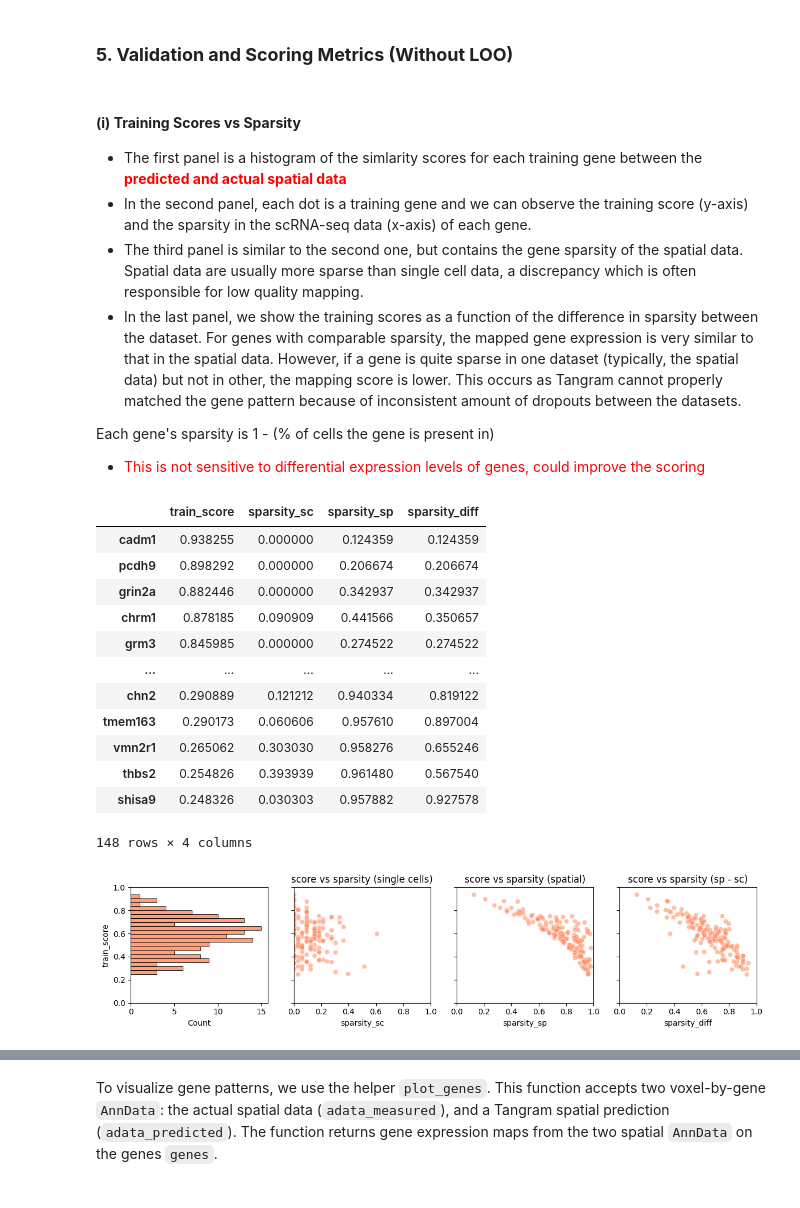
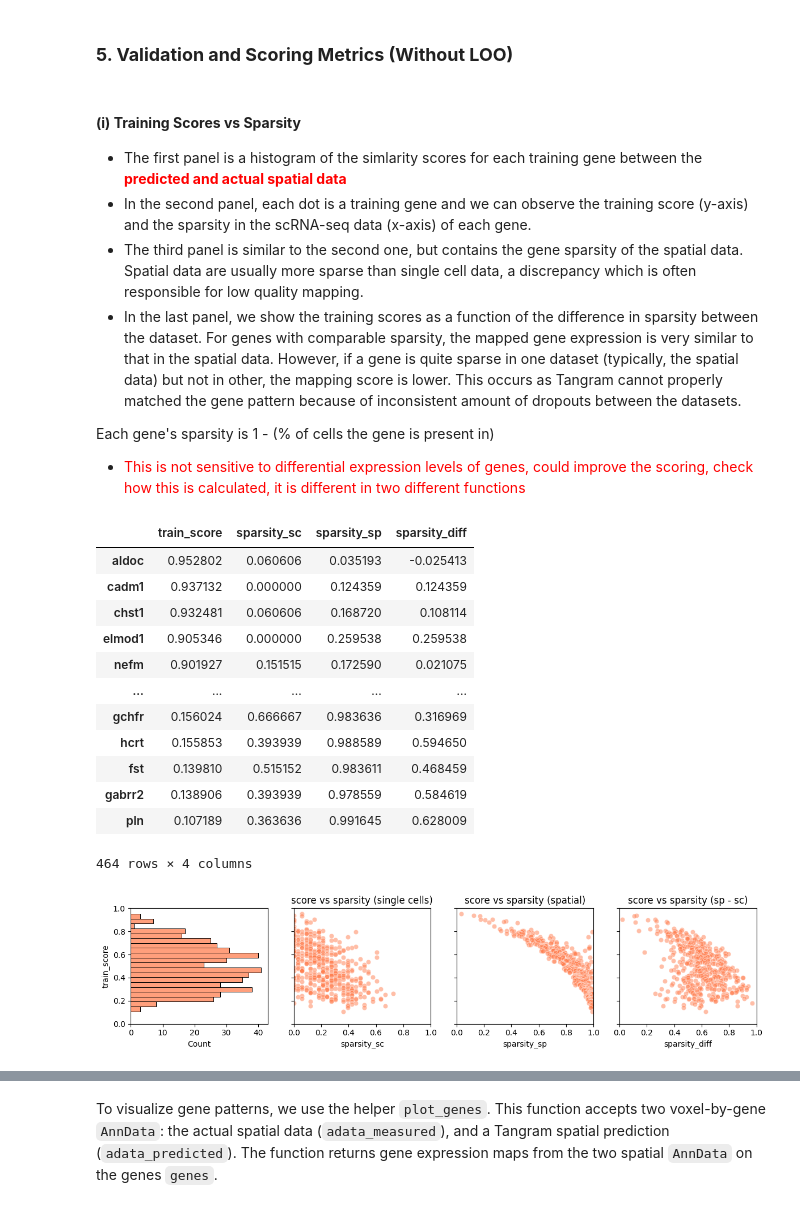
Before and after one commit to AmithH02/Spatial_Gene_Imputation, a Jupyter notebook: tangram_imputation.ipynb, the cells around one changed output, grey strips where cells are left out. Cells and saved outputs as stored; diff of their text form; code cells hidden in the pictures.

```diff
--- a/tangram_imputation.ipynb
+++ b/tangram_imputation.ipynb
@@ -255,3 +263,6 @@ ad_map = sc.read("mapped.h5ad")
+# %%
+# ad_map = sc.read("mapped.h5ad")     # standard class mapping matrix
+ad_map = sc.read("subclass_mapped.h5ad")    # subclass mapping matrix
 # %%
 ad_map
 # %% [output]
@@ -290,23 +299,24 @@ ad_ge = sc.read("ad_ge.h5ad")
 - In the last panel, we show the training scores as a function of the difference in sparsity between the dataset. For genes with comparable sparsity, the mapped gene expression is very similar to that in the spatial data. However, if a gene is quite sparse in one dataset (typically, the spatial data) but not in other, the mapping score is lower. This occurs as Tangram cannot properly matched the gene pattern because of inconsistent amount of dropouts between the datasets.
 
 Each gene's sparsity is 1 - (% of cells the gene is present in)
-- <span style="color:red">This is not sensitive to differential expression levels of genes, could improve the scoring</span>
+- <span style="color:red">This is not sensitive to differential expression levels of genes, could improve the scoring, check how this is calculated, it is different in two different functions</span>
 # %%
+plt.style.use('default')
 tg.plot_training_scores(ad_map, bins=20, alpha=.5)
 ad_map.uns['train_genes_df']
 # %% [output]
 |  | train_score | sparsity_sc | sparsity_sp | sparsity_diff |
-| cadm1 | 0.938255 | 0.000000 | 0.124359 | 0.124359 |
-| pcdh9 | 0.898292 | 0.000000 | 0.206674 | 0.206674 |
-| grin2a | 0.882446 | 0.000000 | 0.342937 | 0.342937 |
-| chrm1 | 0.878185 | 0.090909 | 0.441566 | 0.350657 |
-| grm3 | 0.845985 | 0.000000 | 0.274522 | 0.274522 |
+| aldoc | 0.952802 | 0.060606 | 0.035193 | -0.025413 |
+| cadm1 | 0.937132 | 0.000000 | 0.124359 | 0.124359 |
+| chst1 | 0.932481 | 0.060606 | 0.168720 | 0.108114 |
+| elmod1 | 0.905346 | 0.000000 | 0.259538 | 0.259538 |
+| nefm | 0.901927 | 0.151515 | 0.172590 | 0.021075 |
 | ... | ... | ... | ... | ... |
-| chn2 | 0.290889 | 0.121212 | 0.940334 | 0.819122 |
-| tmem163 | 0.290173 | 0.060606 | 0.957610 | 0.897004 |
-| vmn2r1 | 0.265062 | 0.303030 | 0.958276 | 0.655246 |
-| thbs2 | 0.254826 | 0.393939 | 0.961480 | 0.567540 |
-| shisa9 | 0.248326 | 0.030303 | 0.957882 | 0.927578 |
+| gchfr | 0.156024 | 0.666667 | 0.983636 | 0.316969 |
+| hcrt | 0.155853 | 0.393939 | 0.988589 | 0.594650 |
+| fst | 0.139810 | 0.515152 | 0.983611 | 0.468459 |
+| gabrr2 | 0.138906 | 0.393939 | 0.978559 | 0.584619 |
+| pln | 0.107189 | 0.363636 | 0.991645 | 0.628009 |
-148 rows × 4 columns
+464 rows × 4 columns
-[figure, old version]
+[figure, new version]
 # %% [markdown]
```
Also changed, not shown: parts of 17 cells of this notebook.
